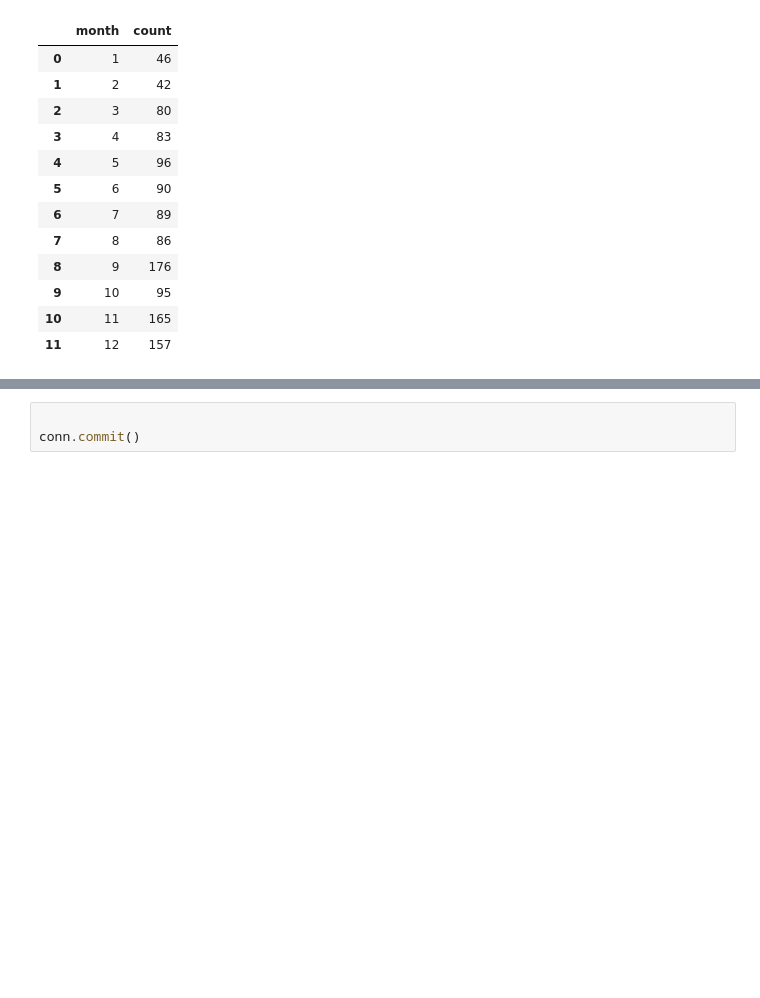
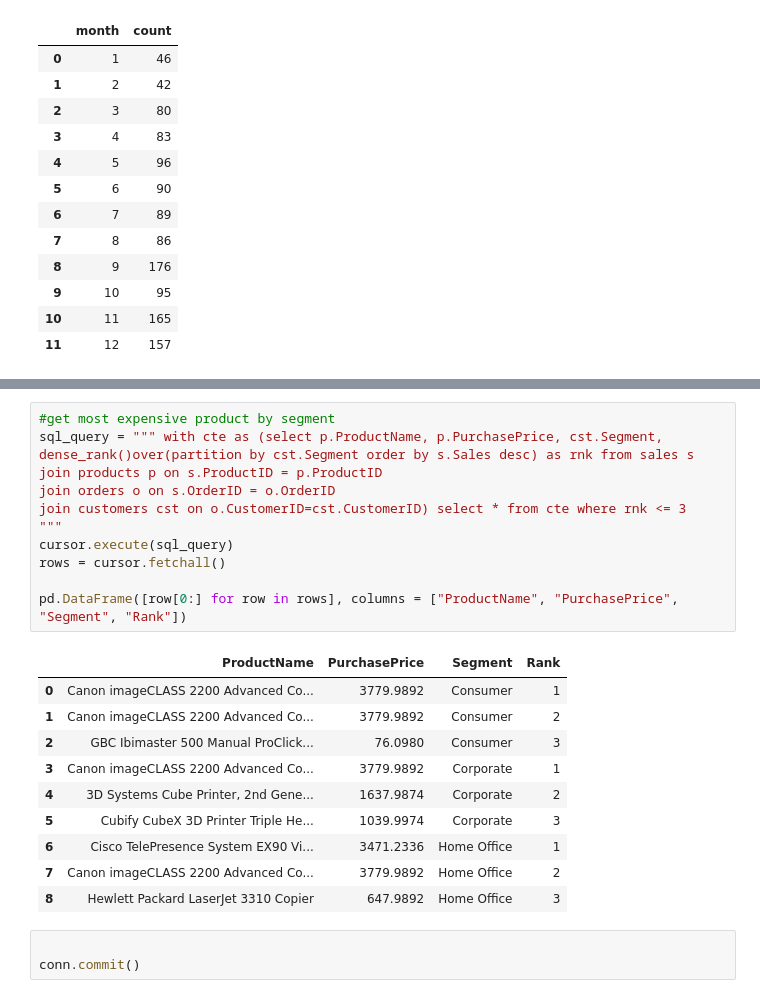
Before and after one commit to Rojhak/BI_analysis, a Jupyter notebook: bi_database.ipynb, the cells around one changed output, grey strips where cells are left out. Saved outputs shown, nothing was run; the diff lists cells and outputs as text; blank space fills up the shorter version.

Commit message:
cursor_execute

```diff
--- a/bi_database.ipynb
+++ b/bi_database.ipynb
@@ -426,3 +445,25 @@ pd.read_sql(sql_query, conn)
+# %%
+#get most expensive product by segment
+sql_query = """ with cte as (select p.ProductName, p.PurchasePrice, cst.Segment, dense_rank()over(partition by cst.Segment order by s.Sales desc) as rnk from sales s
+join products p on s.ProductID = p.ProductID
+join orders o on s.OrderID = o.OrderID
+join customers cst on o.CustomerID=cst.CustomerID) select * from cte where rnk <= 3
+"""
+cursor.execute(sql_query)
+rows = cursor.fetchall()
+
+pd.DataFrame([row[0:] for row in rows], columns = ["ProductName", "PurchasePrice", "Segment", "Rank"])
+# %% [output]
+|  | ProductName | PurchasePrice | Segment | Rank |
+| 0 | Canon imageCLASS 2200 Advanced Co... | 3779.9892 | Consumer | 1 |
+| 1 | Canon imageCLASS 2200 Advanced Co... | 3779.9892 | Consumer | 2 |
+| 2 | GBC Ibimaster 500 Manual ProClick... | 76.0980 | Consumer | 3 |
+| 3 | Canon imageCLASS 2200 Advanced Co... | 3779.9892 | Corporate | 1 |
+| 4 | 3D Systems Cube Printer, 2nd Gene... | 1637.9874 | Corporate | 2 |
+| 5 | Cubify CubeX 3D Printer Triple He... | 1039.9974 | Corporate | 3 |
+| 6 | Cisco TelePresence System EX90 Vi... | 3471.2336 | Home Office | 1 |
+| 7 | Canon imageCLASS 2200 Advanced Co... | 3779.9892 | Home Office | 2 |
+| 8 | Hewlett Packard LaserJet 3310 Copier | 647.9892 | Home Office | 3 |
 # %%
 
 conn.commit()
```
Also changed, not shown: parts of 1 cell of this notebook.
